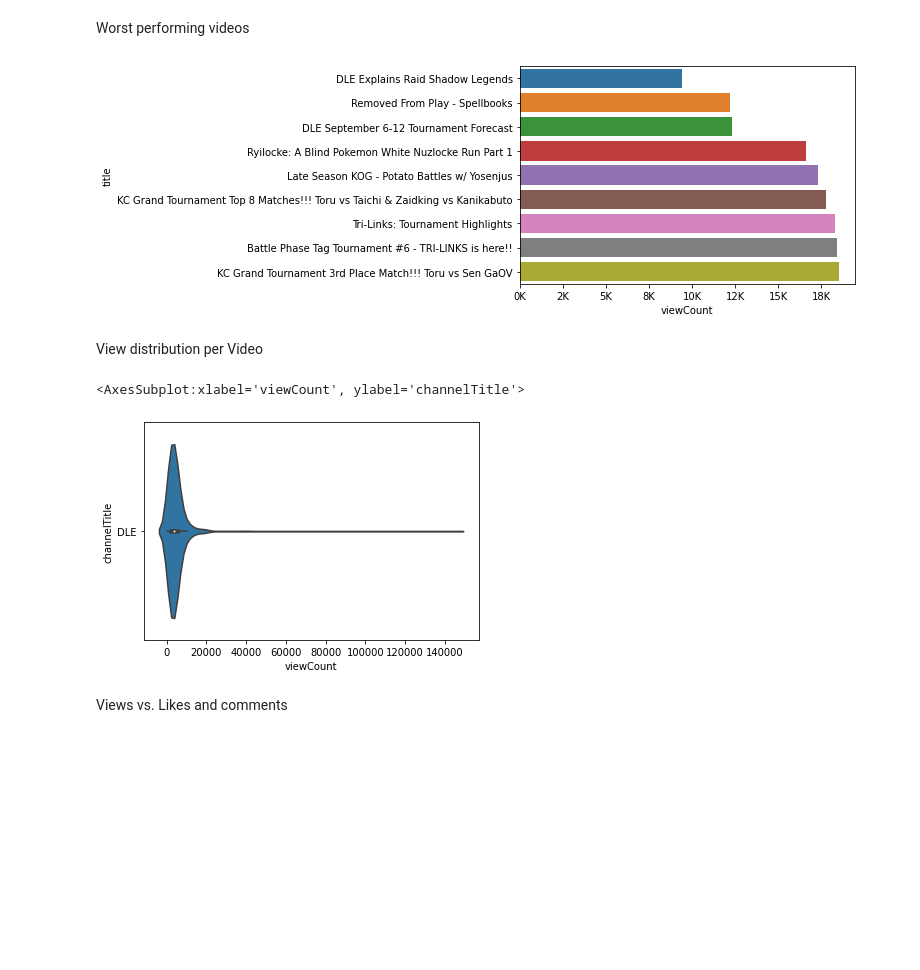
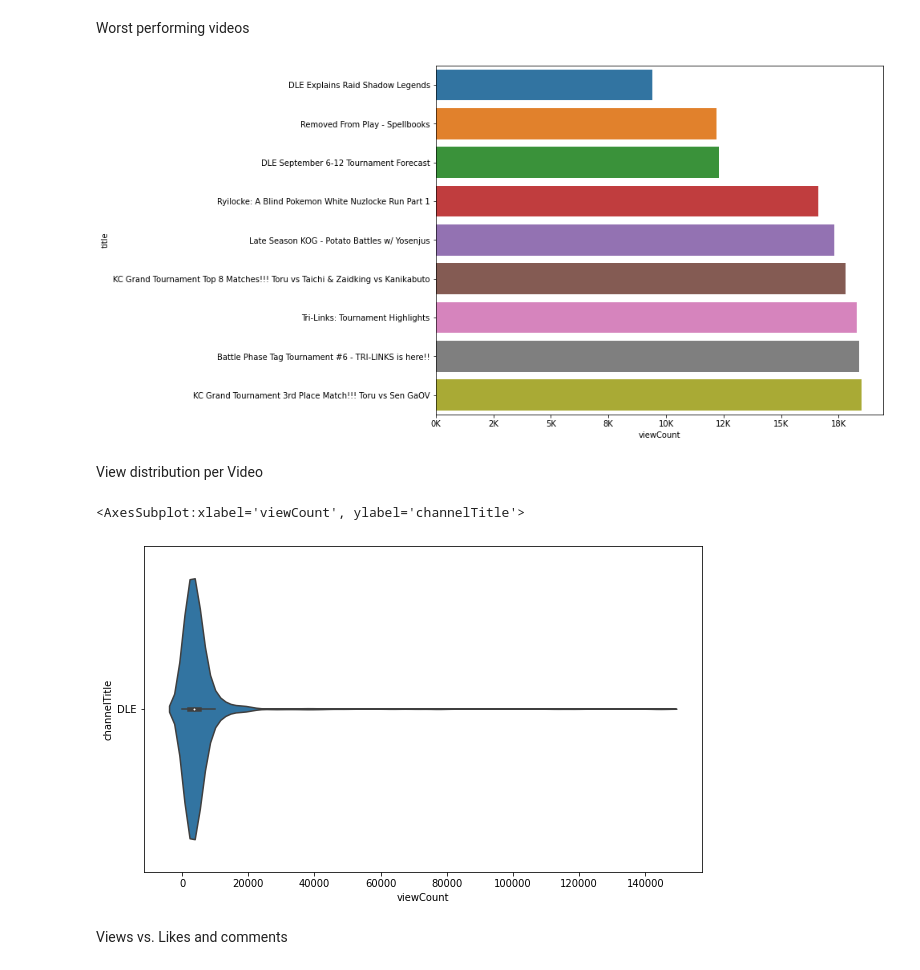
Before and after one commit to burimvrella/youtubeAPI, a Jupyter notebook: YoutubeDataMining.ipynb, the cells around one changed output. Saved outputs shown, nothing was run; the diff lists cells and outputs as text; code cells hidden in the pictures; blank space fills up the shorter version.

```diff
--- a/YoutubeDataMining.ipynb
+++ b/YoutubeDataMining.ipynb
@@ -259,18 +249,20 @@ axes.xaxis.set_major_formatter(ticker.FuncFormatter(lambda x, pos:'{:,.0f}'.form
 # %% [markdown]
 Worst performing videos
 # %%
+plt.figure(figsize=(10,8))
 axes = sns.barplot(x='viewCount', y='title', data=video_info.sort_values('viewCount', ascending=True)[0:9])
 plot = axes.set_xticklabels(axes.get_xticklabels())
 axes.xaxis.set_major_formatter(ticker.FuncFormatter(lambda x, pos:'{:,.0f}'.format(x/10)+'K'))
 # %% [output]
-[figure, old version]
+[figure, new version]
 # %% [markdown]
 View distribution per Video
 # %%
+plt.figure(figsize=(10,6))plt.figure(figsize=(10,6))
 sns.violinplot(y=video_info['channelTitle'], x=video_info['viewCount'])
 # %% [output]
 <AxesSubplot:xlabel='viewCount', ylabel='channelTitle'>
-[figure, old version]
+[figure, new version]
 # %% [markdown]
 Views vs. Likes and comments
 # %%
```
Also changed, not shown: parts of 7 cells of this notebook.
